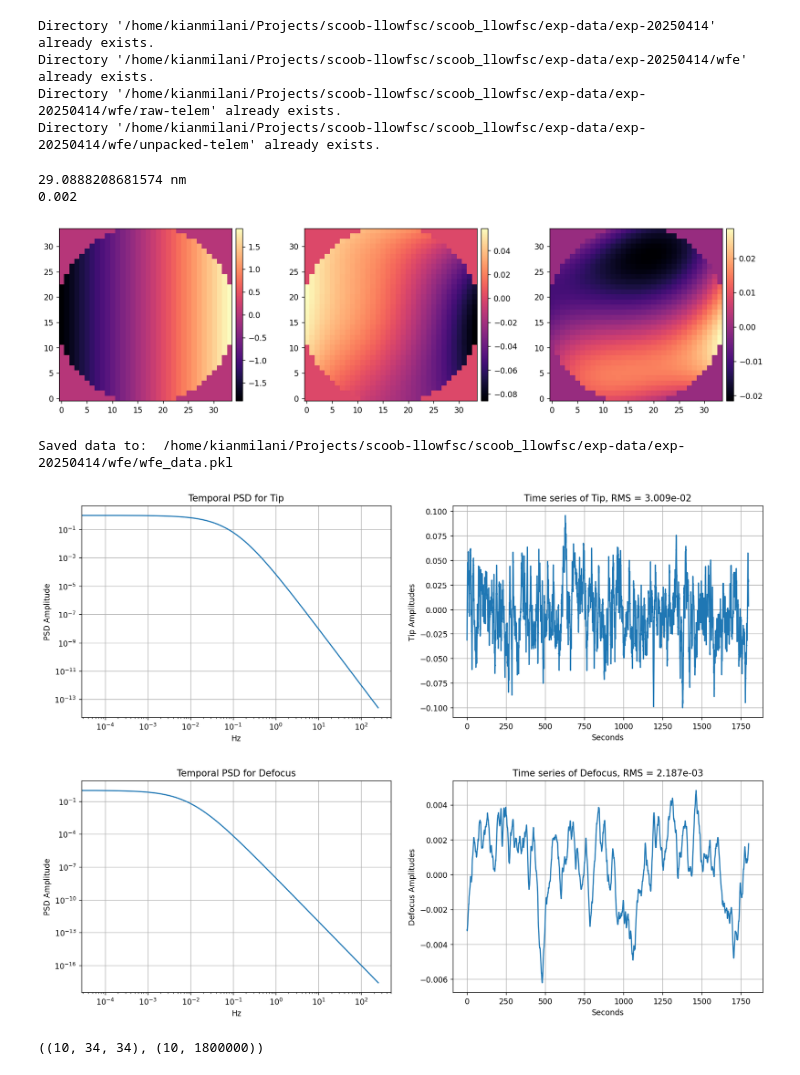
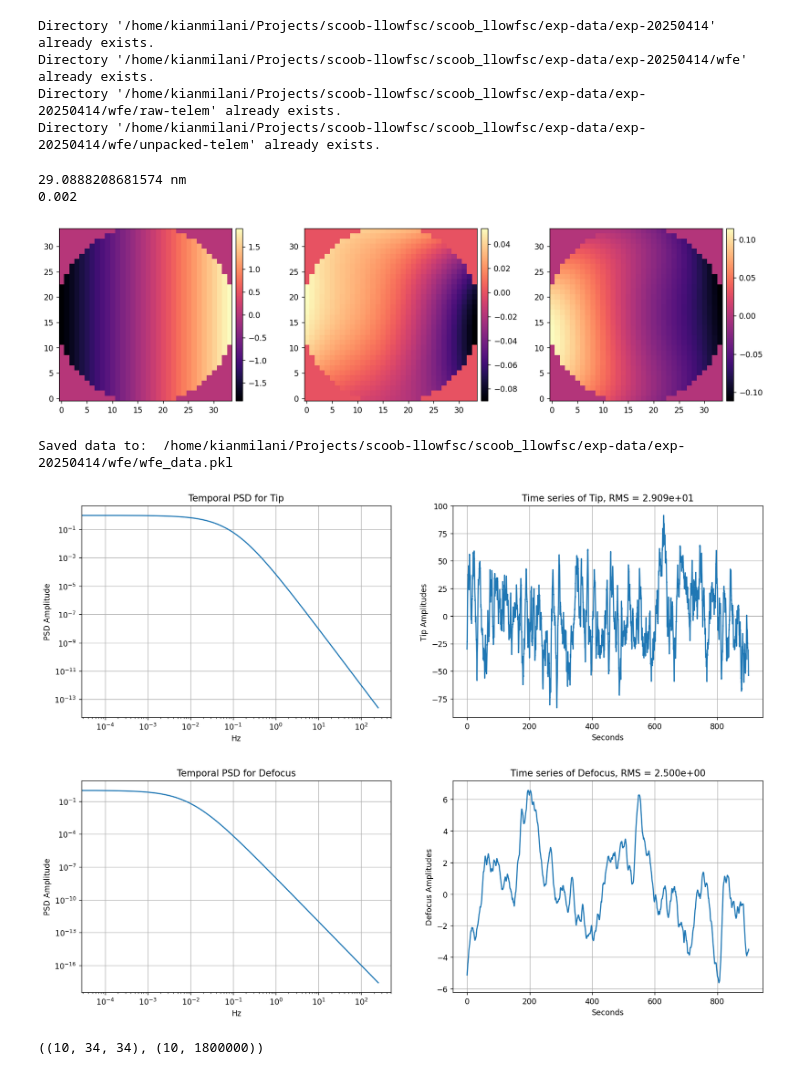
Before and after one commit to kian1377/scoob-llowfsc, a Jupyter notebook: exp-notebooks/generate_wfe_time_series.ipynb, the cells around one changed output. Saved outputs shown, nothing was run; the diff lists cells and outputs as text; code cells hidden in the pictures.

```diff
--- a/exp-notebooks/generate_wfe_time_series.ipynb
+++ b/exp-notebooks/generate_wfe_time_series.ipynb
@@ -62,7 +62,7 @@ jitter = 10*u.mas
 
 fmax = 250*u.Hz
 tmax = 10*u.s
-tmax = 30*u.min
+tmax = 15*u.min
 # tmax = 1*u.hour
 # tmax = 5*u.hour
 
@@ -87,34 +87,36 @@ wfe_psds = xp.zeros((N_wfe_modes, len(freqs)))
 wfe_time_series = xp.zeros((N_wfe_modes, len(times)))
 seeds = 1234 + np.linspace(0, N_wfe_modes-1, N_wfe_modes).astype(int)
 for i in range(N_wfe_modes):
     f_knee = knee_freqs[i]
     psd = wfe.kneePSD(freqs, 1, f_knee.to_value(u.Hz), slope)
     wfe_psds[i] = copy.copy(psd)
     coeff = wfe.generate_time_series(psd, fmax, rms=1, seed=seeds[i])
     sign = 1 if xp.random.randn(1)>0 else -1
     wfe_time_series[i] = wfe_modes_rms[i] * sign * xp.array(coeff)
 
 wfe_time_series = wfe_time_series[:, times<tmax.to_value(u.s)]
+for i in range(N_wfe_modes):
+    wfe_time_series[i] *= wfe_modes_rms[i]/utils.rms(wfe_time_series[i])
 
 times = times[times<tmax.to_value(u.s)]
 interval = float(times[1] - times[0])
 print(interval)
 
 Nsamps = times.shape[0]
 tip = wfe_time_series[0]
 tilt = wfe_time_series[1]
 defocus = wfe_time_series[2]
 
 wfe_time_series = ensure_np_array(wfe_time_series)
 wfe_modes = ensure_np_array(wfe_modes)
 
 lo_wfe_first = np.sum( wfe_time_series[:, 0, None, None] * wfe_modes, axis=0)
 lo_wfe_last = np.sum( wfe_time_series[:, -1, None, None] * wfe_modes, axis=0)
 utils.imshow([wfe_modes[0], lo_wfe_first, lo_wfe_last])
 # %% [output]
 29.0888208681574 nm
 0.002
-[figure, old version]
+[figure, new version]
 # %%
 wfe_data = {
     'times':times,
@@ -136,7 +138,7 @@ coeff = wfe_time_series[i]
 
 wfe.plot_psd_and_time_series(
     freqs, psd,
-    times, coeff,
+    times, coeff*1e3,
     psd_name='for Tip',
     coeff_name='Tip',
     psd_xlims=[freqs.min(), 500],
@@ -145,13 +147,13 @@ wfe.plot_psd_and_time_series(
     figsize=(16,5),
 )
 
-i = 2
+i = 8
 psd = wfe_psds[i]
 coeff = wfe_time_series[i]
 
 wfe.plot_psd_and_time_series(
     freqs, psd,
-    times, coeff,
+    times, coeff*1e3,
     psd_name='for Defocus',
     coeff_name='Defocus',
     psd_xlims=[freqs.min(), 500],
@@ -160,8 +162,8 @@ wfe.plot_psd_and_time_series(
     figsize=(16,5),
 )
 # %% [output]
-[figure, old version]
+[figure, new version]
-[figure, old version]
+[figure, new version]
 # %%
 wfe_modes.shape, wfe_time_series.shape
 # %% [output]
```
Also changed, not shown: parts of 9 cells of this notebook, 2 other files.
